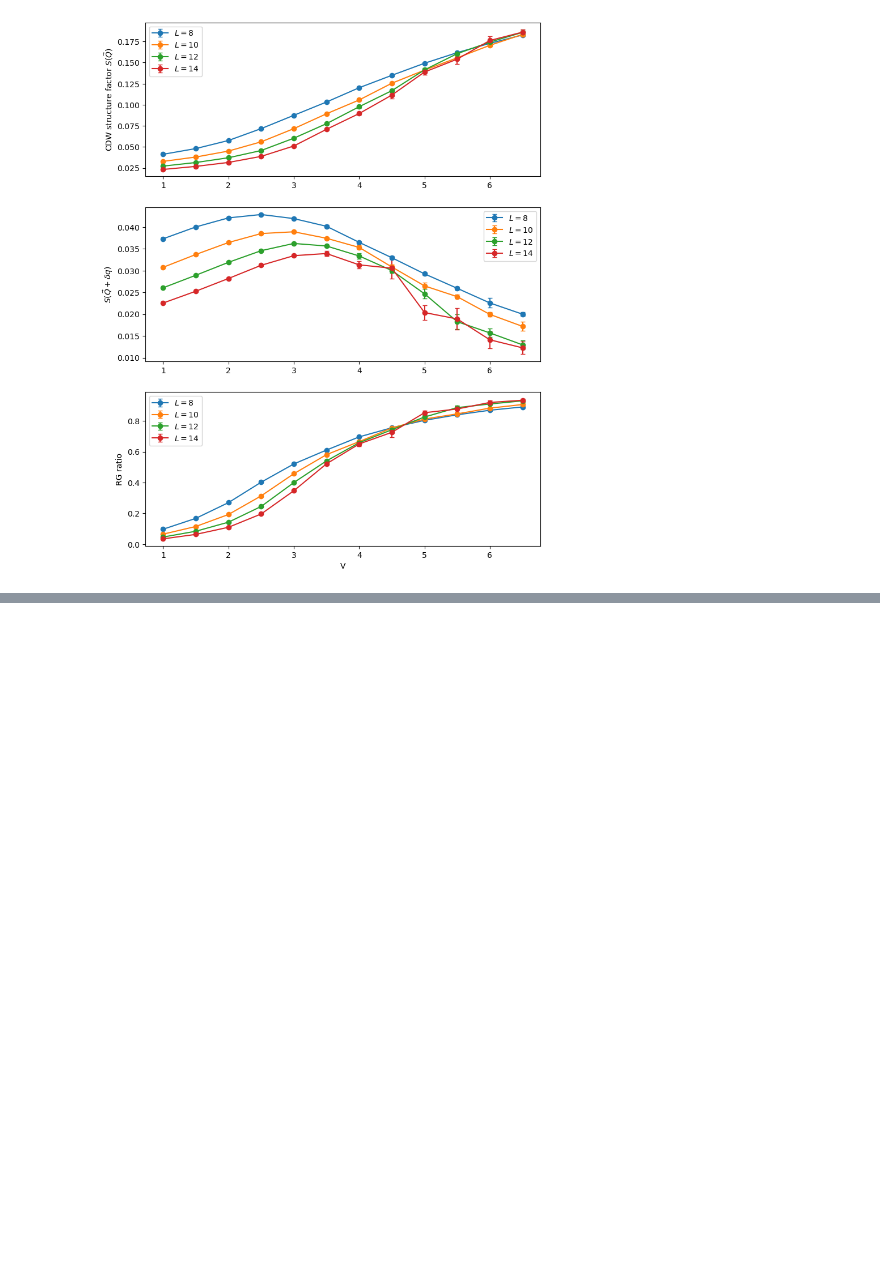
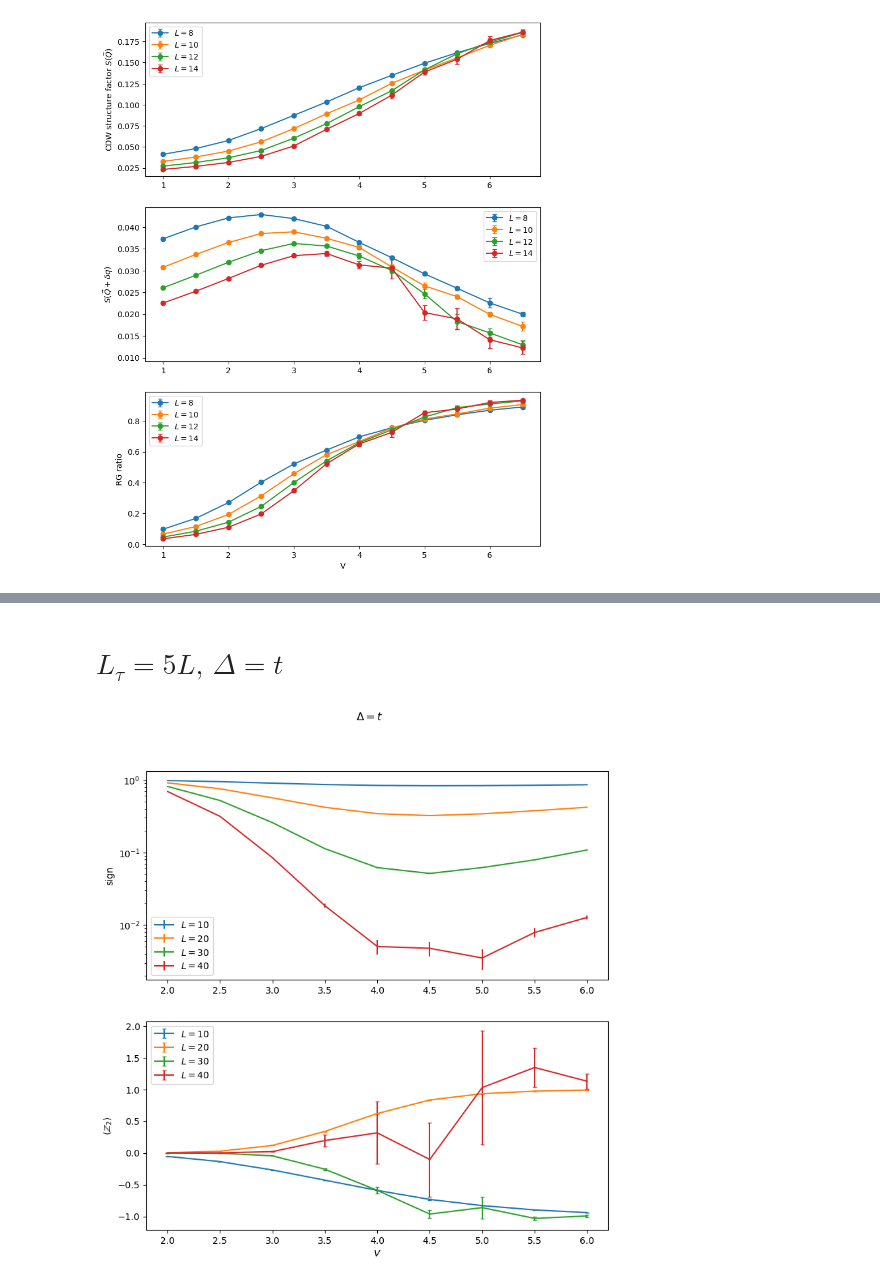
Before and after one commit to zyHan2077/PfQMC, a Jupyter notebook: doc/kitaev-chain.ipynb, the cells around one changed output, grey strips where cells are left out. Drawn from its saved outputs; the diff is of its cells as text; code cells hidden in the pictures; blank space fills up the shorter version.

Commit message:
update kitaev chain

```diff
--- a/doc/kitaev-chain.ipynb
+++ b/doc/kitaev-chain.ipynb
@@ -325,0 +416,54 @@ plt.show()
+# %% [markdown]
+# $L_\tau = 5 L, \, \Delta = t$
+# %%
+with open('./data/data_L10-40_V2.0-6.0-0.1_len160k.pkl', 'rb') as f:
+    data = pickle.load(f)
+
+r = {}
+for i in data:
+    r[i[0]] = i[1]
+data = r
+# %%
+Vs = [2.0, 2.5, 3.0, 3.5, 4.0, 4.5, 5.0, 5.5, 6.0]
+
+# Vs = np.arange(1.0, 7.5, 0.5)
+# Ls = np.arange(8, 19, 2)
+
+fig, axs = plt.subplots(2, 1, figsize=(9, 9))
+
+for L in [10, 20, 30, 40]:
+    signs = []
+    signsStd = []
+    z2PlusSigns = []
+    z2PlusSignsStd = []
+    z2MinusSigns = []
+    z2MinusSignsStd = []
+    for V in Vs:
+        # print("L = {}, V = {}".format(L, V))
+        # obs, params = getChainDataFromFile(L, V)
+        # r = biningAndAnalysis(obs)
+        r = data[(L, V)]
+        signs.append(r["obsSign"][0])
+        signsStd.append(r["obsSign"][1])
+        z2PlusSigns.append(r["obsZ2"][0])
+        z2PlusSignsStd.append(r["obsZ2"][1])
+
+    axs[0].errorbar(Vs, signs, yerr=signsStd, label=r"$L = {}$".format(L))
+
+    axs[1].errorbar(Vs, z2PlusSigns, yerr=z2PlusSignsStd, label=r"$L = {}$".format(L), capsize=2)
+
+axs[0].set_ylabel(r"sign")
+    # axs[0].set_ylim(0, 1.0)
+axs[0].set_yscale("log")
+axs[0].legend()
+axs[1].set_ylabel(r"$\left<\mathbb{Z}_2 \right>$")
+# axs[1].set_ylim(0, 1.0)
+# axs[1].set_yscale("log")
+axs[1].set_xlabel(r"$V$")
+axs[1].legend()
+
+fig.suptitle("$\Delta = t$")
+plt.legend()
+plt.show()
+# %% [output]
+[figure, added]
```
Also changed, not shown: parts of 21 cells of this notebook, 12 other files.
